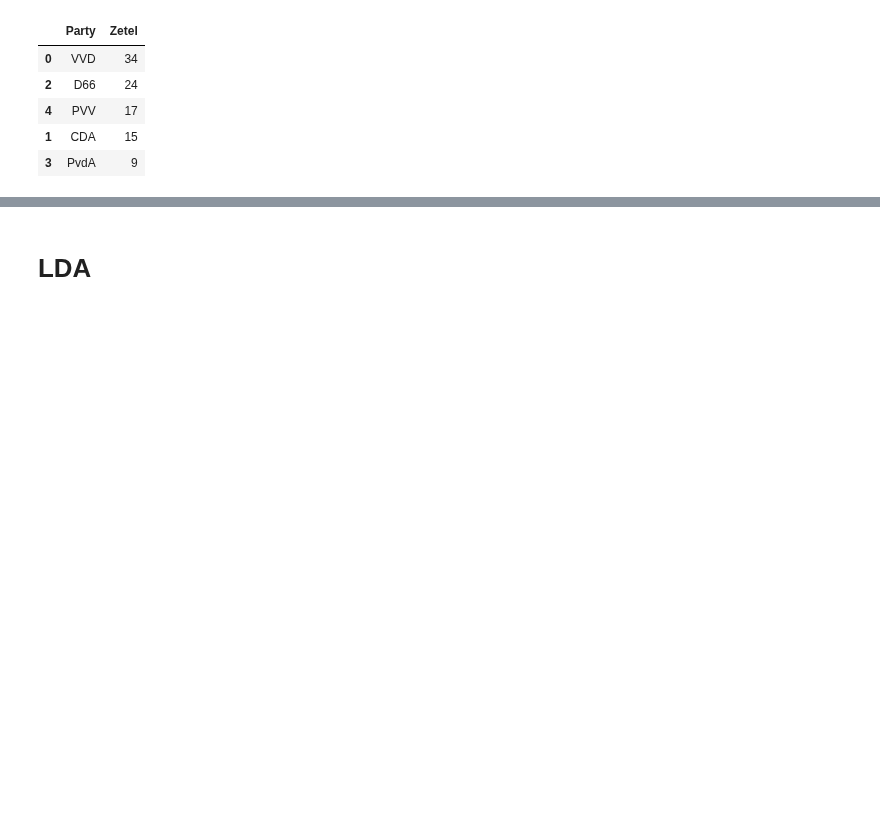
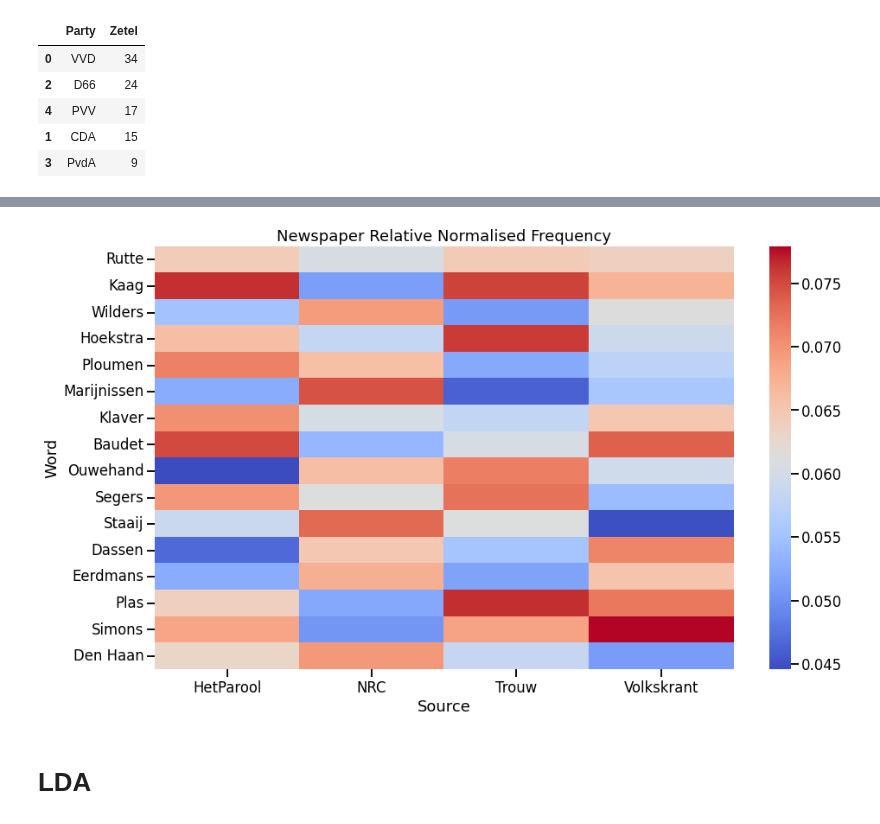
Before and after one commit to Chris-Congleton/MSc-Thesis, a Jupyter notebook: Playground/Testset_2021_playground.ipynb, the cells around one changed output, grey strips where cells are left out. Cells and saved outputs as stored; diff of their text form; code cells hidden in the pictures; blank space fills up the shorter version.

```diff
--- a/Playground/Testset_2021_playground.ipynb
+++ b/Playground/Testset_2021_playground.ipynb
@@ -211,3 +255,7 @@ visualise_term_mention(df, politici_termen)
+# %%
+visualise_relative_mention(df, politici_termen)
+# %% [output]
+[figure, added]
 # %% [markdown]
 # LDA
 # %% [markdown]
```
Also changed, not shown: parts of 11 cells of this notebook.
